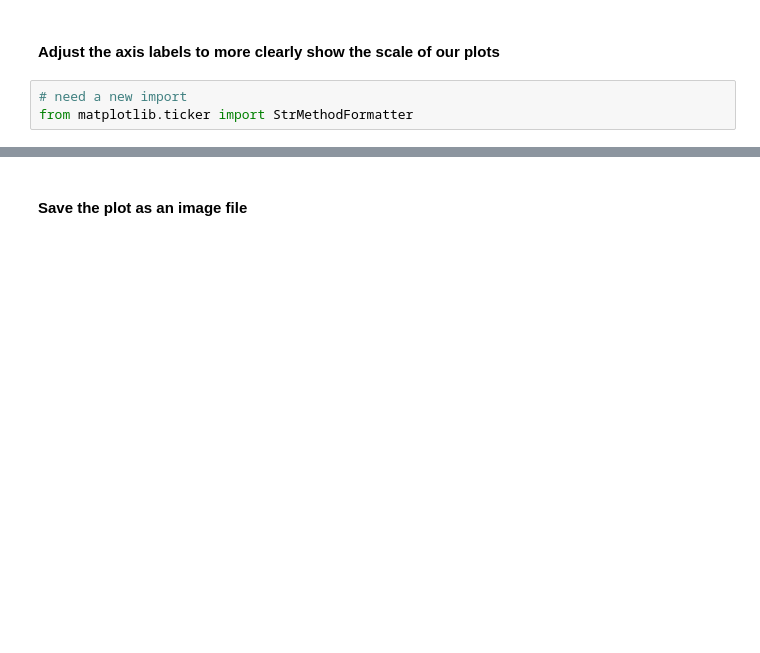
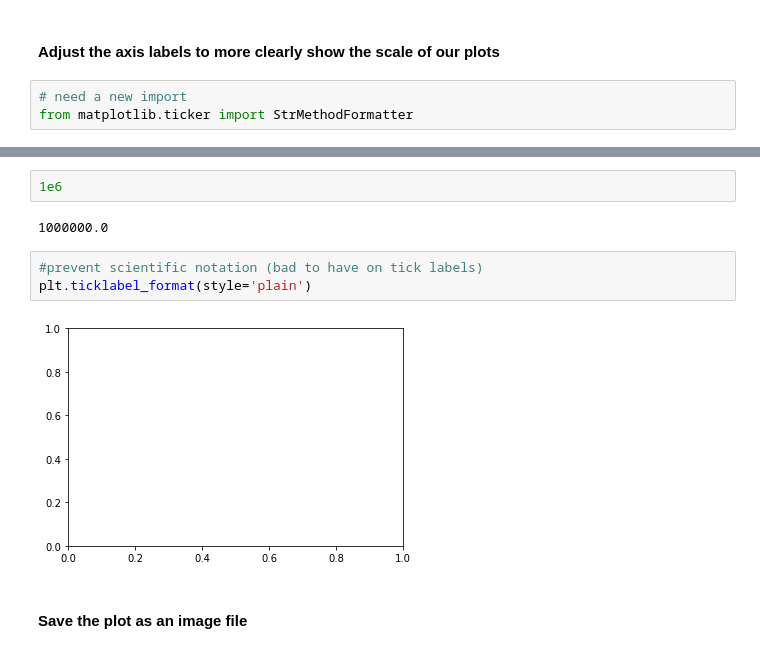
Before and after one commit to rbdaly16/NATL-DS-Live-062623, a Jupyter notebook: Phase1/Lectures/10-Plotting-with-Pandas.ipynb, the cells around one changed output, grey strips where cells are left out. Cells and saved outputs as stored; diff of their text form; blank space fills up the shorter version.

```diff
--- a/Phase1/Lectures/10-Plotting-with-Pandas.ipynb
+++ b/Phase1/Lectures/10-Plotting-with-Pandas.ipynb
@@ -385,3 +497,12 @@ plt.tight_layout()
+# %%
+1e6
+# %% [output]
+1000000.0
+# %%
+#prevent scientific notation (bad to have on tick labels)
+plt.ticklabel_format(style='plain')
+# %% [output]
+[figure, added]
 # %% [markdown]
 #### Save the plot as an image file
 # %%
```
Also changed, not shown: parts of 37 cells of this notebook, 1 other file.
